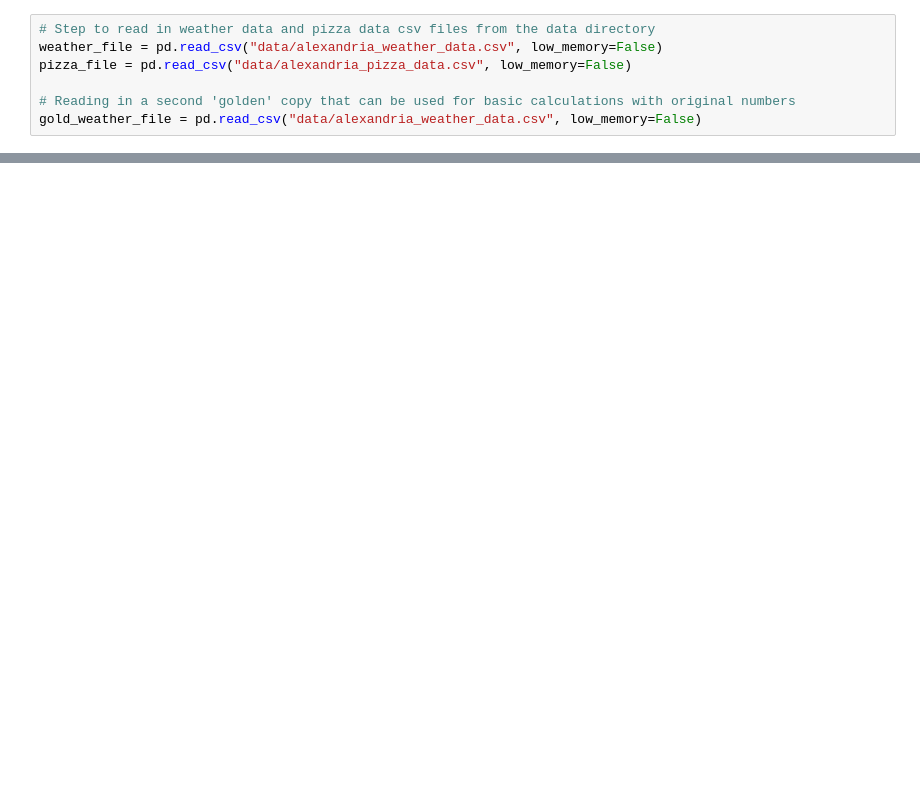
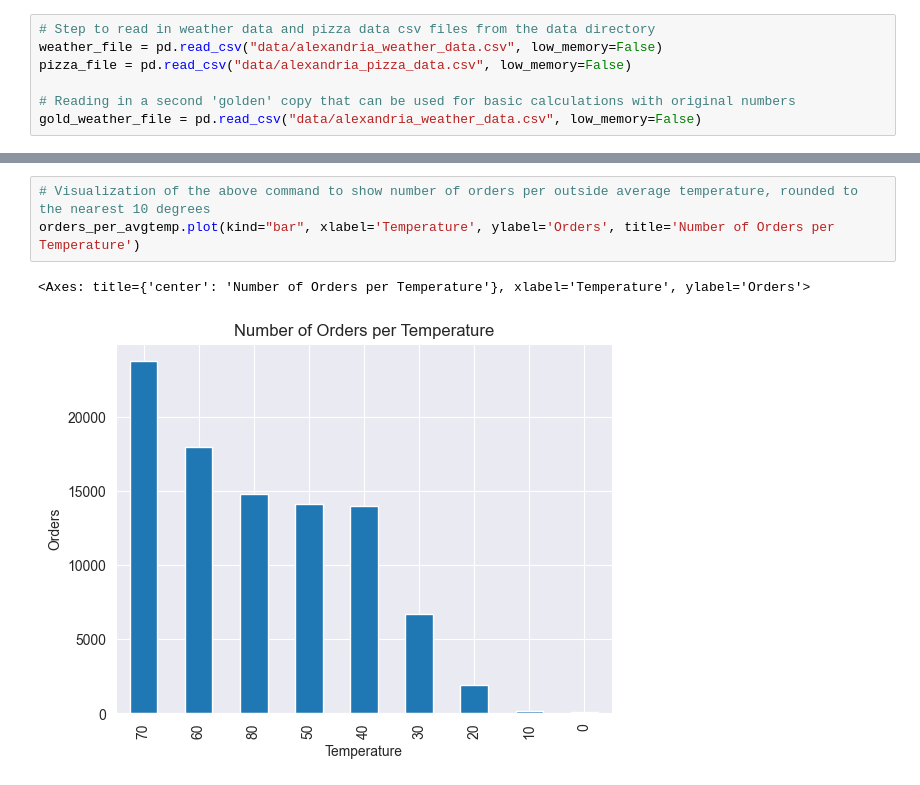
Before and after one commit to robertdfraley/PizzaWeatherPatterns, a Jupyter notebook: PizzaWeatherPattern.ipynb, the cells around one changed output, grey strips where cells are left out. Cells and saved outputs as stored; diff of their text form; blank space fills up the shorter version.

```diff
--- a/PizzaWeatherPattern.ipynb
+++ b/PizzaWeatherPattern.ipynb
@@ -446,0 +196,6 @@ montues_orders_per_avgtemp
+# %%
+# Visualization of the above command to show number of orders per outside average temperature, rounded to the nearest 10 degrees
+orders_per_avgtemp.plot(kind="bar", xlabel='Temperature', ylabel='Orders', title='Number of Orders per Temperature')
+# %% [output]
+<Axes: title={'center': 'Number of Orders per Temperature'}, xlabel='Temperature', ylabel='Orders'>
+[figure, added]
```
Also changed, not shown: parts of 66 cells of this notebook, 11 other files.
